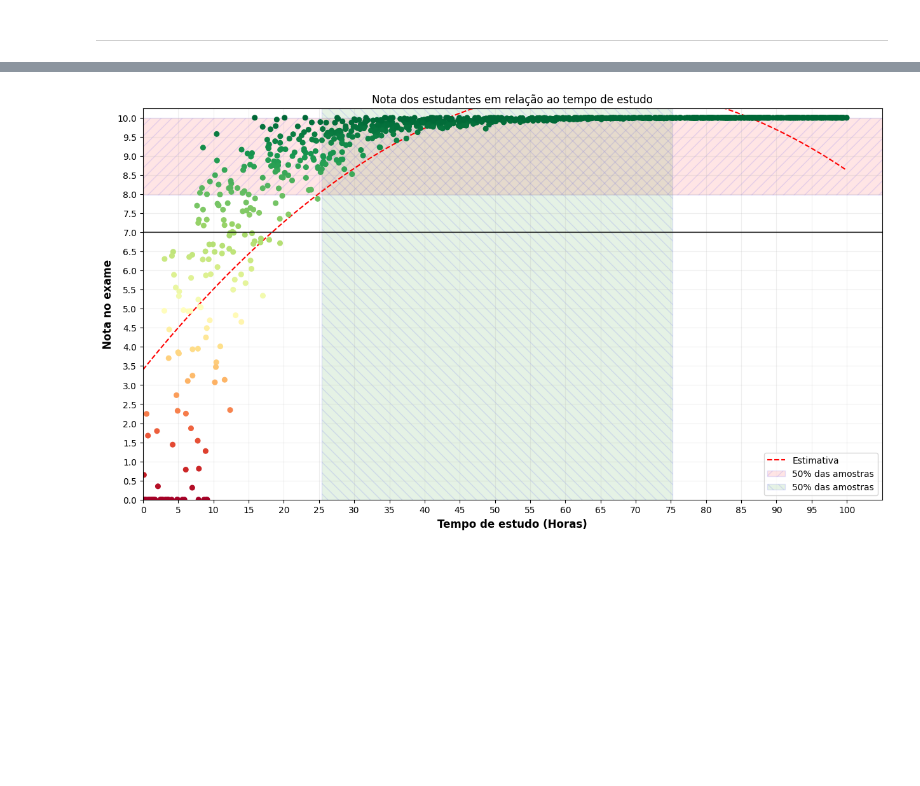
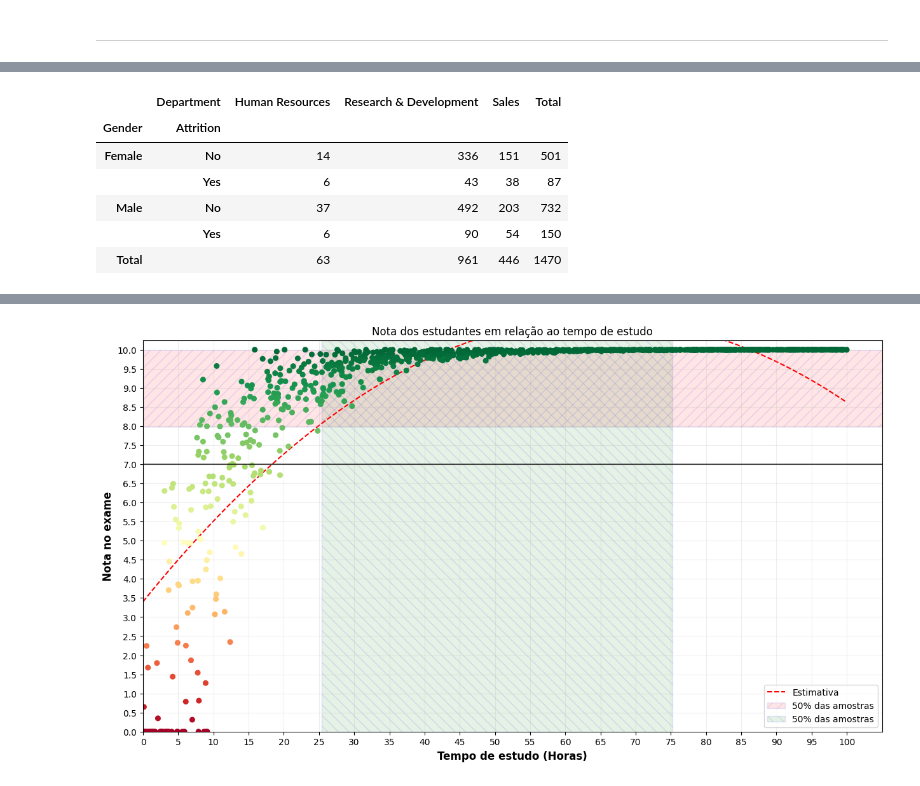
Before and after one commit to AriBarrosFilho/Aprendendo_Python, a Jupyter notebook: teste.ipynb, the cells around one changed output, grey strips where cells are left out. Cells and saved outputs as stored; diff of their text form; code cells hidden in the pictures; blank space fills up the shorter version.

```diff
--- a/teste.ipynb
+++ b/teste.ipynb
@@ -185,0 +215,10 @@ display(df)
+# %%
+pd.crosstab(index = [df.Gender, df.Attrition], columns = df.Department, margins = True, margins_name = "Total")
+# %% [output]
+|  | Department | Human Resources | Research & Development | Sales | Total |
+| Gender | Attrition |  |  |  |  |
+| Female | No | 14 | 336 | 151 | 501 |
+|  | Yes | 6 | 43 | 38 | 87 |
+| Male | No | 37 | 492 | 203 | 732 |
+|  | Yes | 6 | 90 | 54 | 150 |
+| Total |  | 63 | 961 | 446 | 1470 |
```
Also changed, not shown: parts of 8 cells of this notebook, 3 other files.
